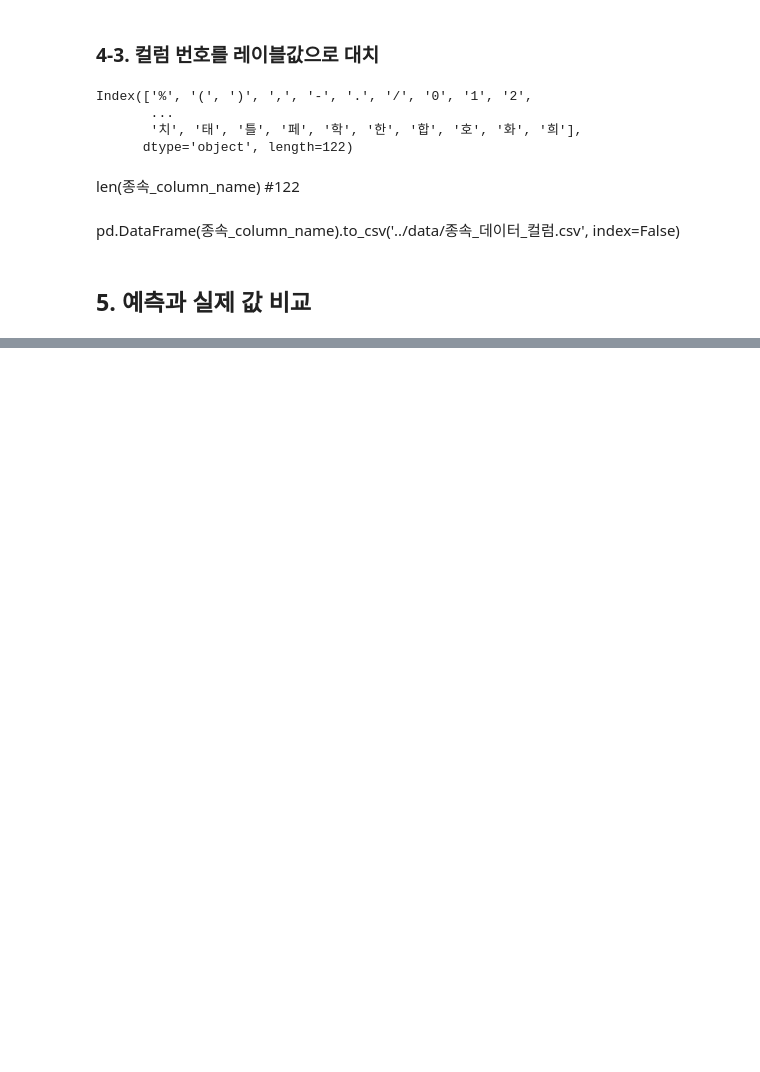
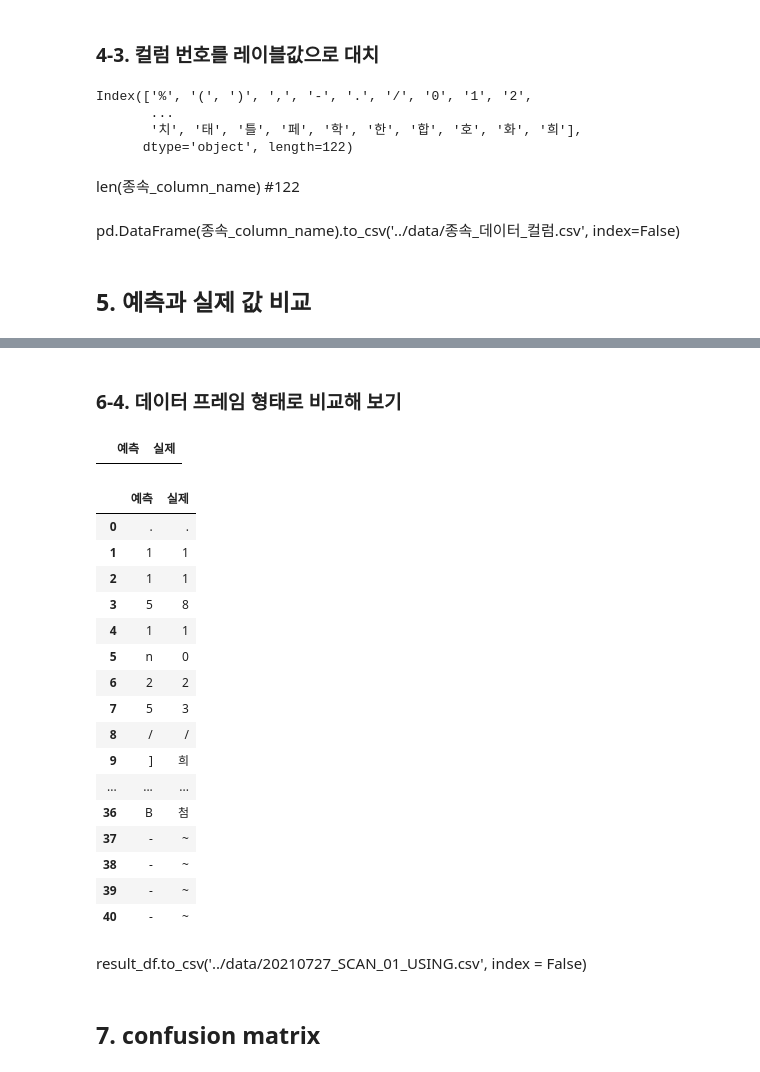
Before and after one commit to surim-wang/kidney, a Jupyter notebook: source/20210725_labelme_json2dataset_ver1.0.ipynb, the cells around one changed output, grey strips where cells are left out. Saved outputs shown, nothing was run; the diff lists cells and outputs as text; code cells hidden in the pictures; blank space fills up the shorter version.

```diff
--- a/source/20210725_labelme_json2dataset_ver1.0.ipynb
+++ b/source/20210725_labelme_json2dataset_ver1.0.ipynb
@@ -371,0 +430,5 @@ plt.show()
+# %%
+pred_lst = []
+for row in range(len(pred_df)):
+    pred_col_num = pred_df.loc[:,pred_df.loc[row] == round(pred_df.iloc[row],round_num).max()].columns[0]
+    pred_lst.append(pred_col_num)
@@ -371,0 +437,5 @@ plt.show()
+# %%
+예측_value_lst = []
+for i, column_num in enumerate(pred_lst):
+    pass
+    예측_value_lst.append(종속_column_name[column_num])
@@ -371,0 +485,33 @@ plt.show()
+# %% [markdown]
+### 6-4. 데이터 프레임 형태로 비교해 보기
+# %%
+result_df = pd.DataFrame(columns=['예측', '실제'])
+result_df
+# %% [output]
+|  | 예측 | 실제 |
+# %%
+result_df.실제 = predict_lst_val
+result_df.예측 = 예측_value_lst
+result_df
+# %% [output]
+|  | 예측 | 실제 |
+| 0 | . | . |
+| 1 | 1 | 1 |
+| 2 | 1 | 1 |
+| 3 | 5 | 8 |
+| 4 | 1 | 1 |
+| 5 | n | 0 |
+| 6 | 2 | 2 |
+| 7 | 5 | 3 |
+| 8 | / | / |
+| 9 | ] | 희 |
+| ... | ... | ... |
+| 36 | B | 첨 |
+| 37 | - | ~ |
+| 38 | - | ~ |
+| 39 | - | ~ |
+| 40 | - | ~ |
+# %% [markdown]
+result_df.to_csv('../data/20210727_SCAN_01_USING.csv', index = False)
+# %% [markdown]
+## 7. confusion matrix
```
Also changed, not shown: parts of 27 cells of this notebook, 1 other file.
